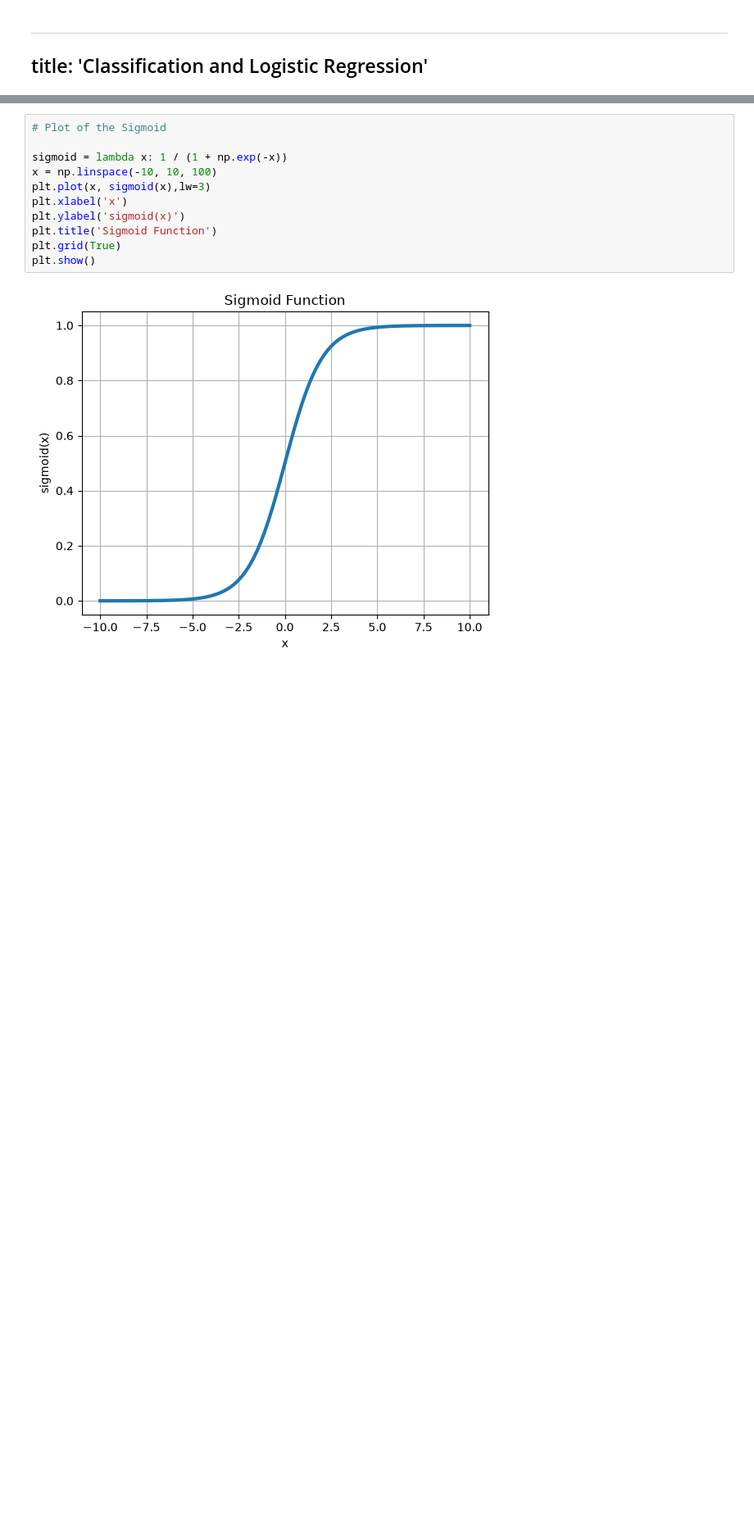
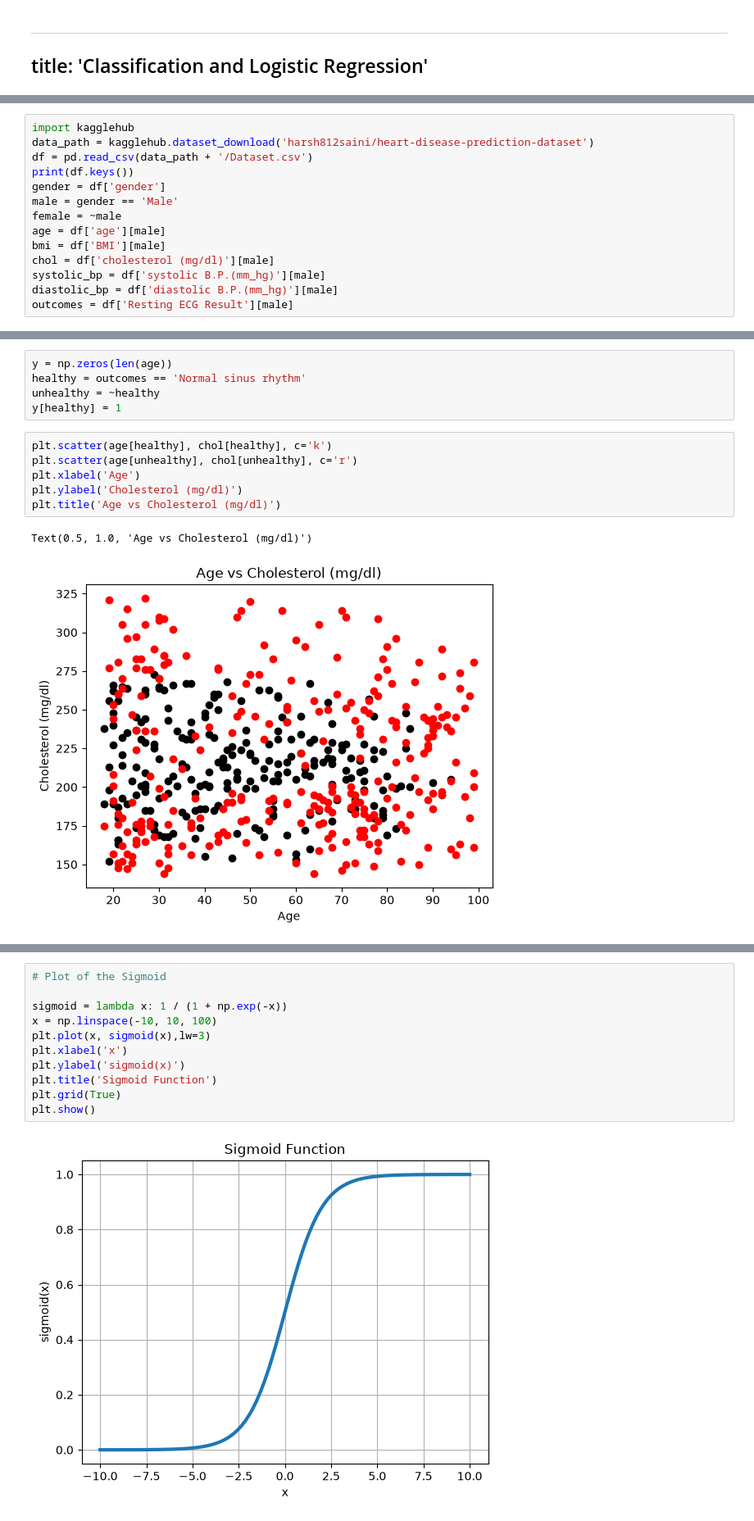
Before and after one commit to curtis-chris/Math_540_Fall_2026, a Jupyter notebook: Lecture_Notes_and_Code/Regression_and_Sparsity/Classification_and_Logistic_Regression.ipynb, the cells around one changed output, grey strips where cells are left out. Shown at 82% size. Saved outputs shown, nothing was run; the diff lists cells and outputs as text; blank space fills up the shorter version.

```diff
--- a/Lecture_Notes_and_Code/Regression_and_Sparsity/Classification_and_Logistic_Regression.ipynb
+++ b/Lecture_Notes_and_Code/Regression_and_Sparsity/Classification_and_Logistic_Regression.ipynb
@@ -12 +9,15 @@ from copy import copy
 %matplotlib inline
+# %%
+import kagglehub
+data_path = kagglehub.dataset_download('harsh812saini/heart-disease-prediction-dataset')
+df = pd.read_csv(data_path + '/Dataset.csv')
+print(df.keys())
+gender = df['gender']
+male = gender == 'Male'
+female = ~male
+age = df['age'][male]
+bmi = df['BMI'][male]
+chol = df['cholesterol (mg/dl)'][male]
+systolic_bp = df['systolic B.P.(mm_hg)'][male]
+diastolic_bp = df['diastolic B.P.(mm_hg)'][male]
+outcomes = df['Resting ECG Result'][male]
@@ -34,0 +43,14 @@ Here, the *sigmoid* function $\sigma(x)$ is introduced.
+# %%
+y = np.zeros(len(age))
+healthy = outcomes == 'Normal sinus rhythm'
+unhealthy = ~healthy
+y[healthy] = 1
+# %%
+plt.scatter(age[healthy], chol[healthy], c='k')
+plt.scatter(age[unhealthy], chol[unhealthy], c='r')
+plt.xlabel('Age')
+plt.ylabel('Cholesterol (mg/dl)')
+plt.title('Age vs Cholesterol (mg/dl)')
+# %% [output]
+Text(0.5, 1.0, 'Age vs Cholesterol (mg/dl)')
+[figure, added]
```
Also changed, not shown: parts of 7 cells of this notebook.
